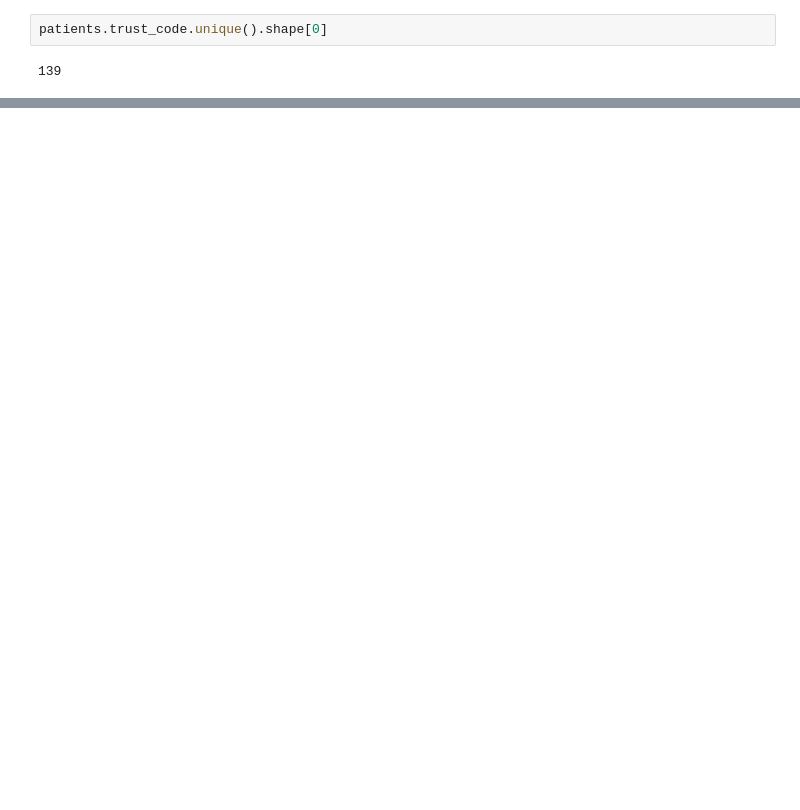
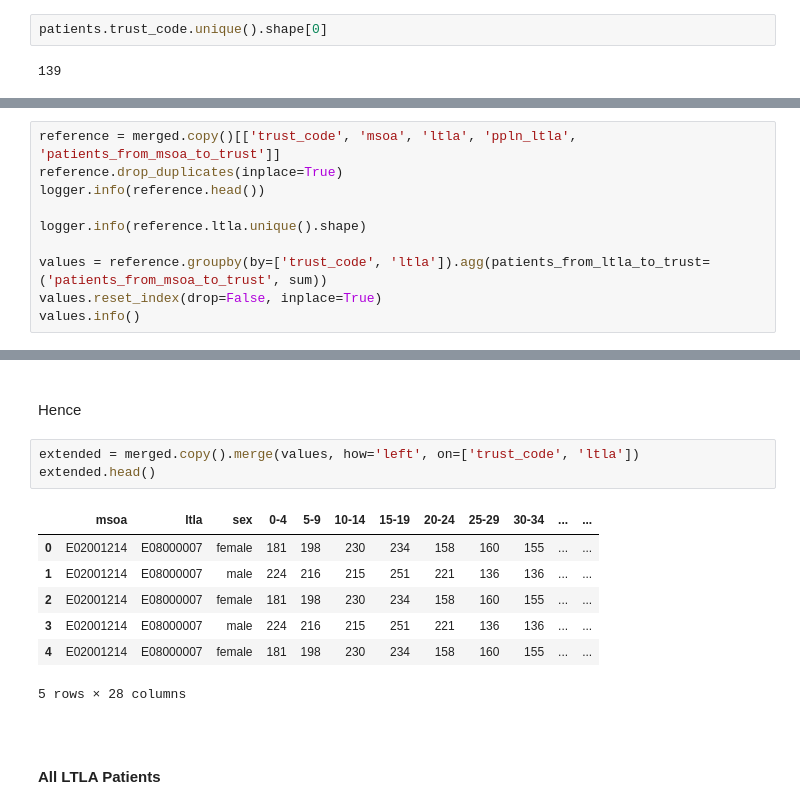
Before and after one commit to premodelling/infections, a Jupyter notebook: notebooks/catchment.ipynb, the cells around one changed output, grey strips where cells are left out. Saved outputs shown, nothing was run; the diff lists cells and outputs as text; blank space fills up the shorter version.

```diff
--- a/notebooks/catchment.ipynb
+++ b/notebooks/catchment.ipynb
@@ -255,0 +281,10 @@ test
+# %%
+reference = merged.copy()[['trust_code', 'msoa', 'ltla', 'ppln_ltla', 'patients_from_msoa_to_trust']]
+reference.drop_duplicates(inplace=True)
+logger.info(reference.head())
+
+logger.info(reference.ltla.unique().shape)
+
+values = reference.groupby(by=['trust_code', 'ltla']).agg(patients_from_ltla_to_trust=('patients_from_msoa_to_trust', sum))
+values.reset_index(drop=False, inplace=True)
+values.info()
@@ -255,0 +313,20 @@ test
+# %% [markdown]
+<br>
+
+Hence
+# %%
+extended = merged.copy().merge(values, how='left', on=['trust_code', 'ltla'])
+extended.head()
+# %% [output]
+|  | msoa | ltla | sex | 0-4 | 5-9 | 10-14 | 15-19 | 20-24 | 25-29 | 30-34 | ... | ... |
+| 0 | E02001214 | E08000007 | female | 181 | 198 | 230 | 234 | 158 | 160 | 155 | ... | ... |
+| 1 | E02001214 | E08000007 | male | 224 | 216 | 215 | 251 | 221 | 136 | 136 | ... | ... |
+| 2 | E02001214 | E08000007 | female | 181 | 198 | 230 | 234 | 158 | 160 | 155 | ... | ... |
+| 3 | E02001214 | E08000007 | male | 224 | 216 | 215 | 251 | 221 | 136 | 136 | ... | ... |
+| 4 | E02001214 | E08000007 | female | 181 | 198 | 230 | 234 | 158 | 160 | 155 | ... | ... |
+5 rows × 28 columns
+# %% [markdown]
+<br>
+<br>
+
+**All LTLA Patients**
```
Also changed, not shown: parts of 76 cells of this notebook.
